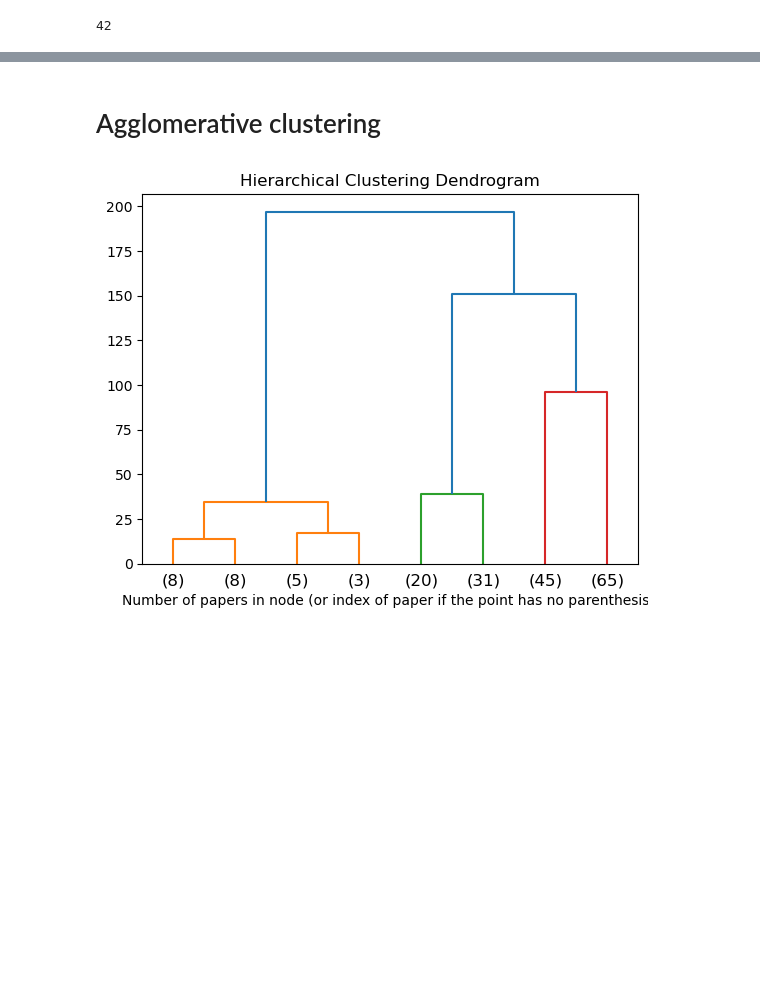
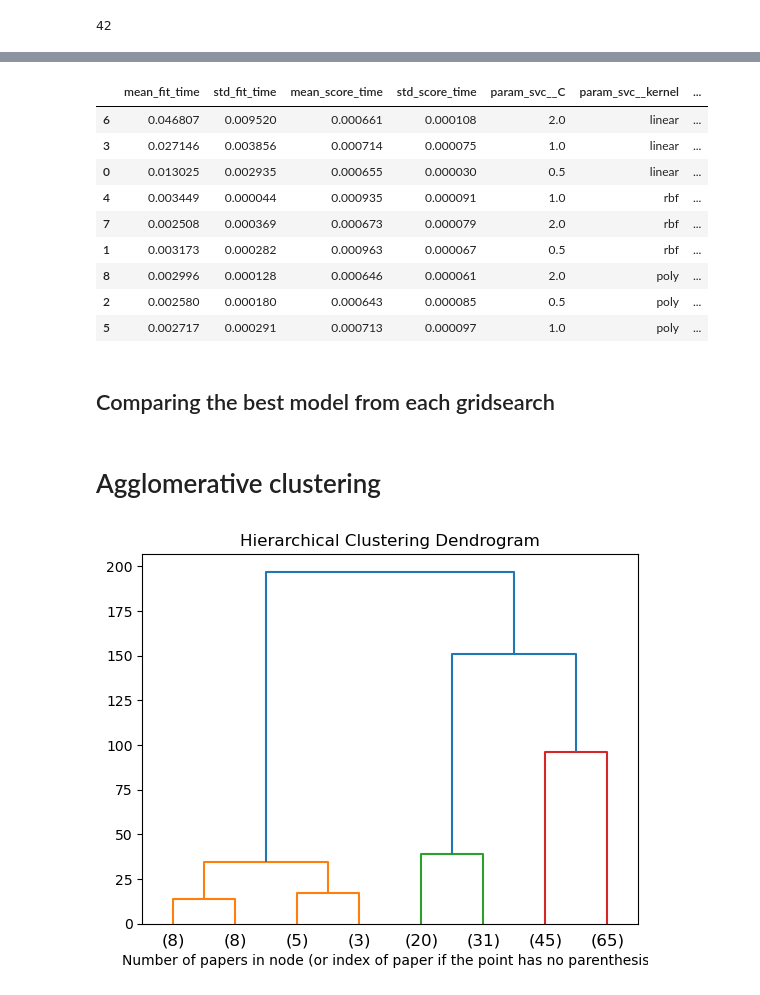
Before and after one commit to mkorob/AI_Authorship_Attribution, a Jupyter notebook: src/gpt-who.ipynb, the cells around one changed output, grey strips where cells are left out. Saved outputs shown, nothing was run; the diff lists cells and outputs as text; code cells hidden in the pictures; blank space fills up the shorter version.

```diff
--- a/src/gpt-who.ipynb
+++ b/src/gpt-who.ipynb
@@ -474,0 +597,15 @@ predictions_LR = run_classifier(X_train_scaled, y_train, X_val_scaled, y_val, cl
+# %%
+pd.DataFrame.from_dict(svc_pca.cv_results_).sort_values(by=['rank_test_score'])
+# %% [output]
+|  | mean_fit_time | std_fit_time | mean_score_time | std_score_time | param_svc__C | param_svc__kernel | ... |
+| 6 | 0.046807 | 0.009520 | 0.000661 | 0.000108 | 2.0 | linear | ... |
+| 3 | 0.027146 | 0.003856 | 0.000714 | 0.000075 | 1.0 | linear | ... |
+| 0 | 0.013025 | 0.002935 | 0.000655 | 0.000030 | 0.5 | linear | ... |
+| 4 | 0.003449 | 0.000044 | 0.000935 | 0.000091 | 1.0 | rbf | ... |
+| 7 | 0.002508 | 0.000369 | 0.000673 | 0.000079 | 2.0 | rbf | ... |
+| 1 | 0.003173 | 0.000282 | 0.000963 | 0.000067 | 0.5 | rbf | ... |
+| 8 | 0.002996 | 0.000128 | 0.000646 | 0.000061 | 2.0 | poly | ... |
+| 2 | 0.002580 | 0.000180 | 0.000643 | 0.000085 | 0.5 | poly | ... |
+| 5 | 0.002717 | 0.000291 | 0.000713 | 0.000097 | 1.0 | poly | ... |
+# %% [markdown]
+## Comparing the best model from each gridsearch
```
Also changed, not shown: parts of 20 cells of this notebook.
